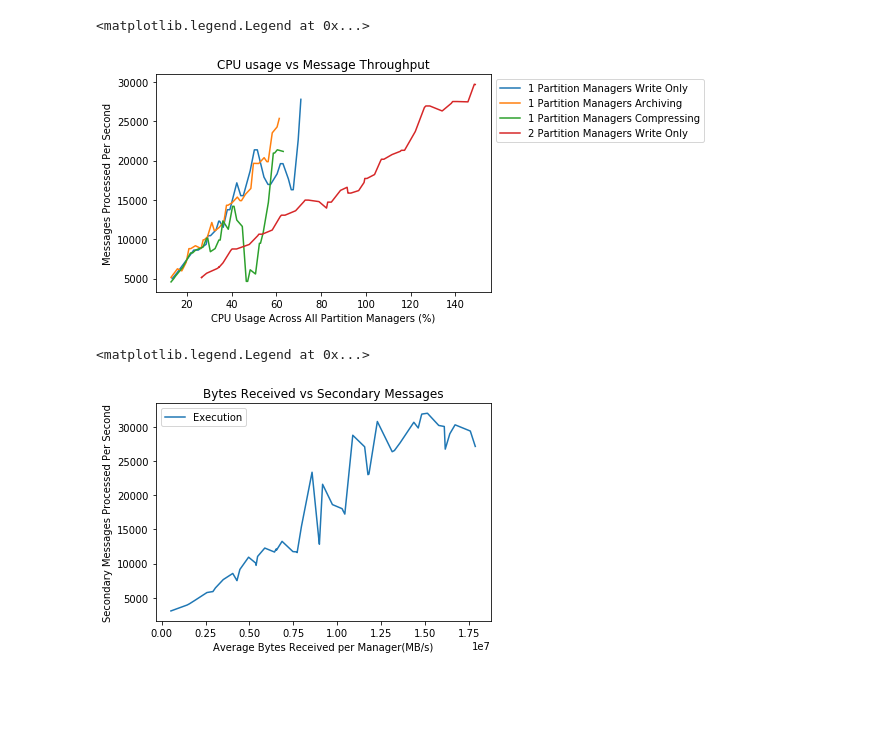
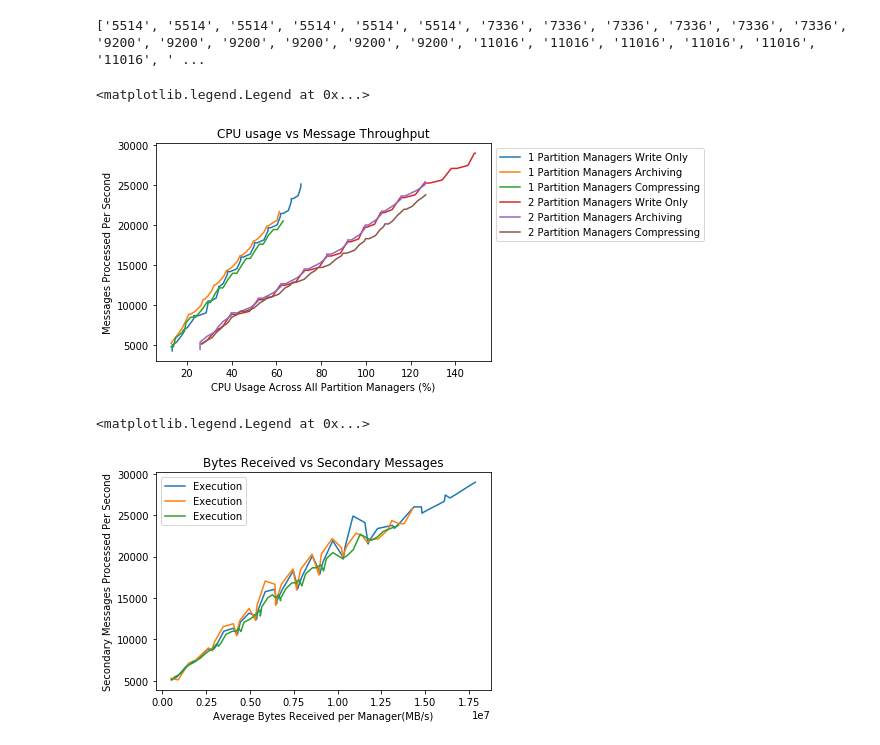
Before and after one commit to miratepuffin/Raphtory-Deployment, a Jupyter notebook: JupyterPlotting/Prometheus.ipynb, the cells around one changed output. Saved outputs shown, nothing was run; the diff lists cells and outputs as text; code cells hidden in the pictures; blank space fills up the shorter version.

Commit message:
Seems to be issues with data pulled from mainMessages, everything working with updates

```diff
--- a/JupyterPlotting/Prometheus.ipynb
+++ b/JupyterPlotting/Prometheus.ipynb
@@ -117,6 +117,12 @@ def mainPlusSecondaryMessages(start,end):
 def allMessages(start,end):
     return(addLists(mainPlusSecondaryMessages(start,end),workerMessages(start,end)))
 
+def updates(start,end):
+    rawUpdates = requestData(queryRangeBuilder('raphtory_benchmarker',start,end))
+    rawUpdates["values"]=rawUpdates["values"].apply(lambda x: list(map((lambda y: y[1]),x)))
+    rawUpdates=rawUpdates[rawUpdates["metric.name"] == "diff"]
+    return(rawUpdates["values"][rawUpdates.first_valid_index()])
+
 def cpu(start,end):
     mainMessages = requestData(queryRangeBuilder('raphtory_mainMessages',start,end))
     cpuUsage = requestData(queryRangeBuilder("rate(process_cpu_sum[180s])/rate(process_cpu_count[180s])",start,end))
@@ -146,6 +152,8 @@ def networkTransmitted(start,end):
     networkUsage["values_x"]=networkUsage["values_x"].apply(lambda x: list(map((lambda y: y[1]),x)))
     totalNetwork = averageRows(networkUsage,"values_x")
     return totalNetwork
+# %% [output]
+['5514', '5514', '5514', '5514', '5514', '5514', '7336', '7336', '7336', '7336', '7336', '7336', '9200', '9200', '9200', '9200', '9200', '9200', '11016', '11016', '11016', '11016', '11016', '11016', ' ...
 # %%
 def plotIndividual(times,x,y,labelName):
     i=0
@@ -210,11 +218,11 @@ Archive2.append(("2019-06-01T00:09:04","2019-06-01T00:20:44"))
 Archive2.append(("2019-06-01T00:28:12","2019-06-01T00:40:48"))
 
 compress2 = []
-compress2.append(("2019-06-01T00:49:00","2019-05-31T00:59:16"))
+compress2.append(("2019-06-01T00:49:00","2019-06-01T00:59:16"))
 compress2.append(("2019-06-01T01:06:16","2019-06-01T01:17:00"))
-compress2.append(("2019-06-01T01:25:24","2019-05-31T01:36:08"))
+compress2.append(("2019-06-01T01:25:24","2019-06-01T01:36:08"))
 compress2.append(("2019-06-01T01:43:24","2019-06-01T01:55:32"))
-compress2.append(("2019-06-01T02:02:32","2019-05-31T02:13:16"))
+compress2.append(("2019-06-01T02:02:32","2019-06-01T02:13:16"))
 
 #plotAverage(Archive2,cpu,mainMessages,"2 Partition Managers Archiving")
 # %%
@@ -222,23 +230,25 @@ plt.tight_layout()
 plt.title('CPU usage vs Message Throughput')
 plt.xlabel('CPU Usage Across All Partition Managers (%)')
 plt.ylabel('Messages Processed Per Second')
-plotAverage(Write1,cpu,mainMessages,"1 Partition Managers Write Only")
-plotAverage(Archive1,cpu,mainMessages,"1 Partition Managers Archiving")
-plotAverage(compress1,cpu,mainMessages,"1 Partition Managers Compressing")
-plotAverage(Write2,cpu,mainMessages,"2 Partition Managers Write Only")
-#plotAverage(Archive2,cpu,mainMessages,"2 Partition Managers Archiving")
-#plotAverage(compress2,cpu,mainMessages,"2 Partition Managers Compressing")
+plotAverage(Write1,cpu,updates,"1 Partition Managers Write Only")
+plotAverage(Archive1,cpu,updates,"1 Partition Managers Archiving")
+plotAverage(compress1,cpu,updates,"1 Partition Managers Compressing")
+plotAverage(Write2,cpu,updates,"2 Partition Managers Write Only")
+plotAverage(Archive2,cpu,updates,"2 Partition Managers Archiving")
+plotAverage(compress2,cpu,updates,"2 Partition Managers Compressing")
 plt.legend(loc="upper left", bbox_to_anchor=(1,1))
 # %% [output]
 <matplotlib.legend.Legend at 0x...>
-[figure, old version]
+[figure, new version]
 # %%
 plt.tight_layout()
 plt.title('Bytes Received vs Secondary Messages')
 plt.xlabel('Average Bytes Received per Manager(MB/s)')
 plt.ylabel('Secondary Messages Processed Per Second')
-plotAverageSorted(times,networkReceived,secondaryMessages,"Execution")
+plotAverageSorted(Write2,networkReceived,updates,"Execution")
+plotAverageSorted(Archive2,networkReceived,updates,"Execution")
+plotAverageSorted(compress2,networkReceived,updates,"Execution")
 plt.legend(loc='upper left')
 # %% [output]
 <matplotlib.legend.Legend at 0x...>
-[figure, old version]
+[figure, new version]
```
